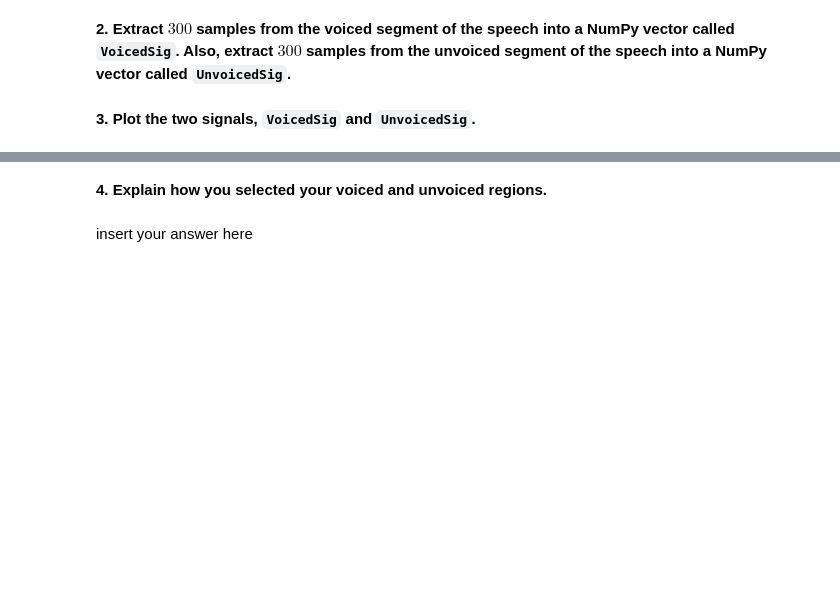
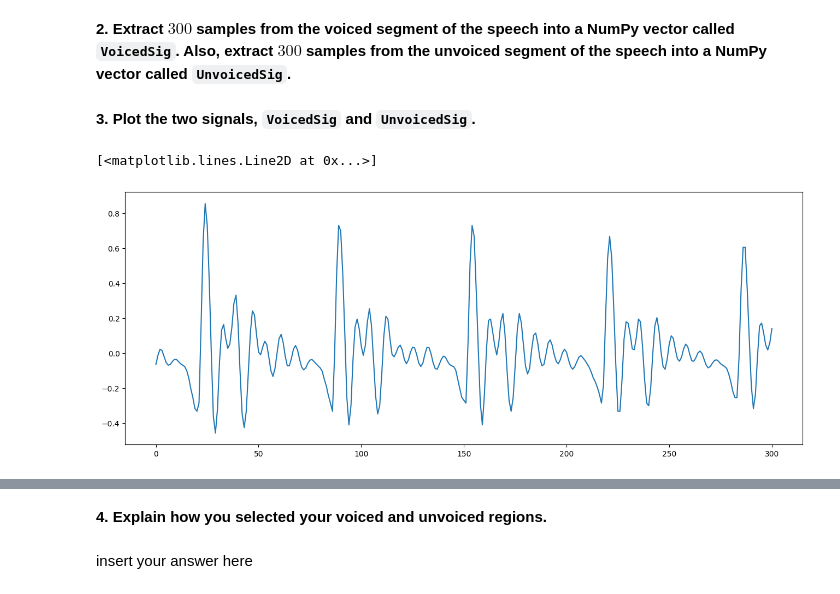
Before and after one commit to cdavin2/dsp_lab09a, a Jupyter notebook: lab09a_final_report.ipynb, the cells around one changed output, grey strips where cells are left out. Saved outputs shown, nothing was run; the diff lists cells and outputs as text; code cells hidden in the pictures; blank space fills up the shorter version.

````diff
--- a/lab09a_final_report.ipynb
+++ b/lab09a_final_report.ipynb
@@ -64,7 +72,13 @@ plt.rcParams['figure.figsize'] = (16, 6)
 **2. Extract $300$ samples from the voiced segment of the speech into a NumPy vector called ```VoicedSig```. Also, extract $300$ samples from the unvoiced segment of the speech into a NumPy vector called ```UnvoicedSig```.**
 # %%
 # insert your code here
+VoicedSig = start[4000:4301]
+UnvoicedSig = start[2000:2301]
 # %% [markdown]
 **3. Plot the two signals, ```VoicedSig``` and ```UnvoicedSig```.**
 # %%
 # insert your code here
+plt.plot(VoicedSig)
+# %% [output]
+[<matplotlib.lines.Line2D at 0x...>]
+[figure, added]
````
Also changed, not shown: parts of 41 cells of this notebook.
